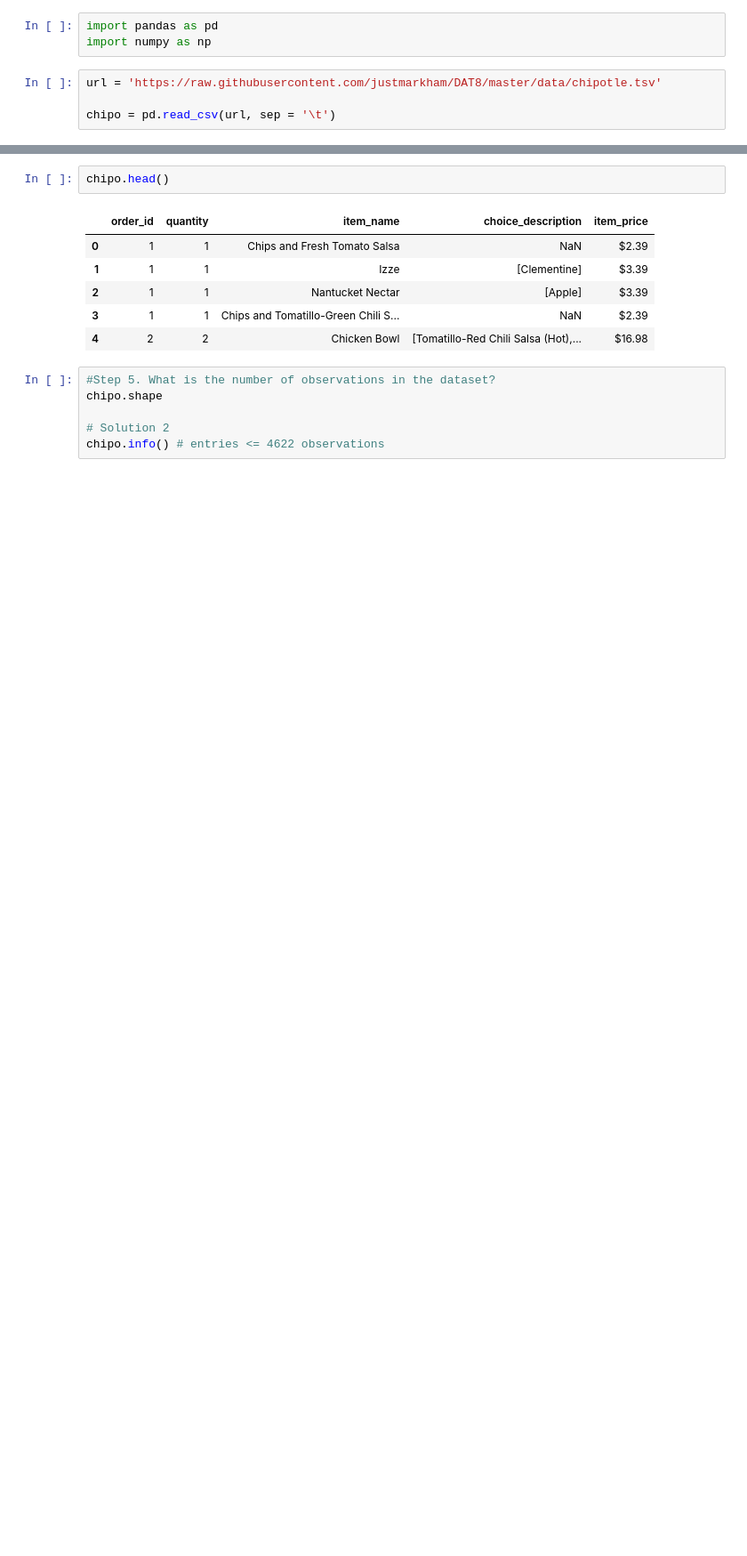
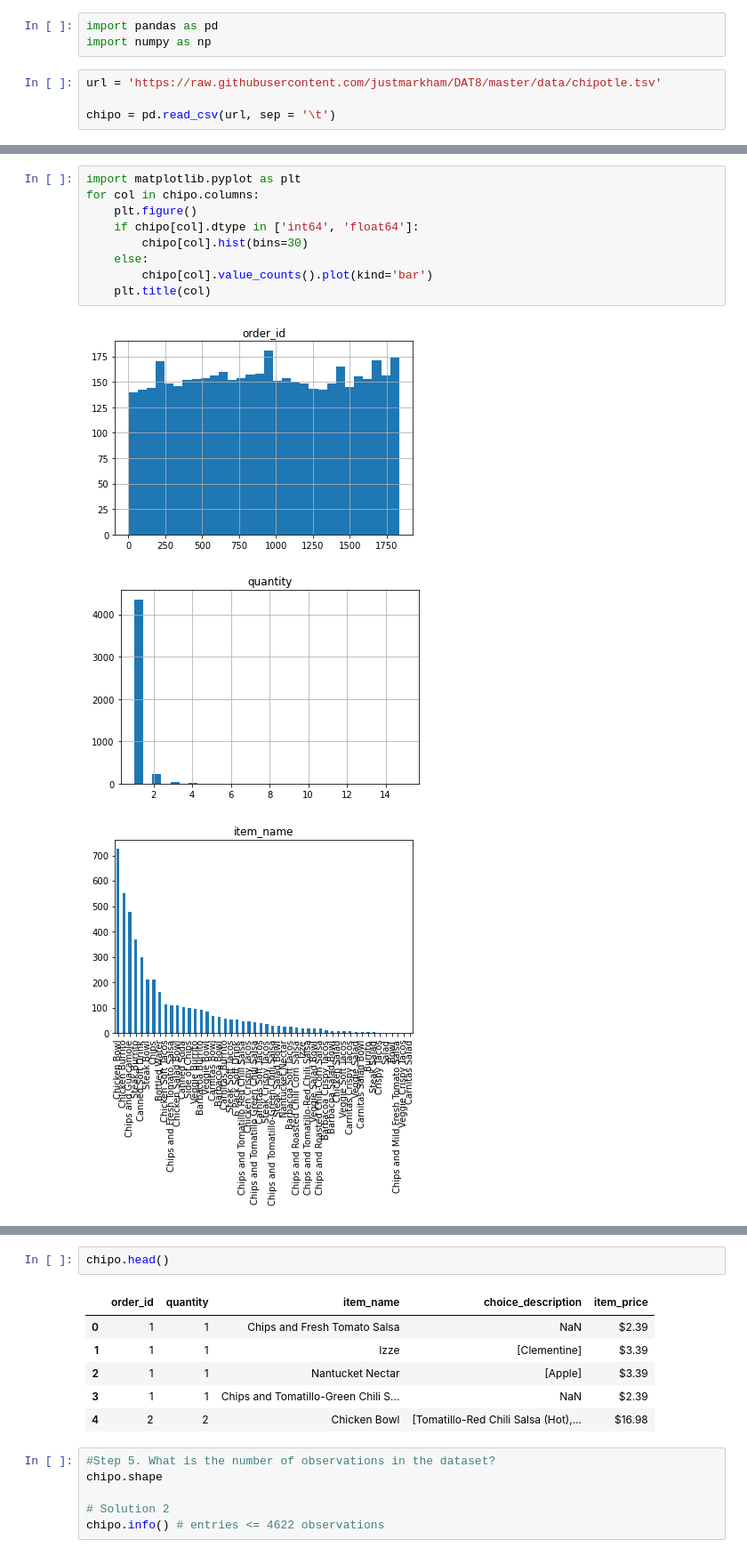
Before and after one commit to lkl2050/pandas_practice_code, a Jupyter notebook: python_basics/Chipotle_basics_mycode.ipynb, the cells around one changed output, grey strips where cells are left out. Shown at 89% size. Drawn from its saved outputs; the diff is of its cells as text; blank space fills up the shorter version.

```diff
--- a/python_basics/Chipotle_basics_mycode.ipynb
+++ b/python_basics/Chipotle_basics_mycode.ipynb
@@ -7,0 +53,13 @@ chipo = pd.read_csv(url, sep = '\t')
+# %%
+import matplotlib.pyplot as plt
+for col in chipo.columns:
+    plt.figure()
+    if chipo[col].dtype in ['int64', 'float64']:
+        chipo[col].hist(bins=30)
+    else:
+        chipo[col].value_counts().plot(kind='bar')
+    plt.title(col)
+# %% [output]
+[figure, added]
+[figure, added]
+[figure, added]
```
Also changed, not shown: parts of 6 cells of this notebook, 8 other files.
